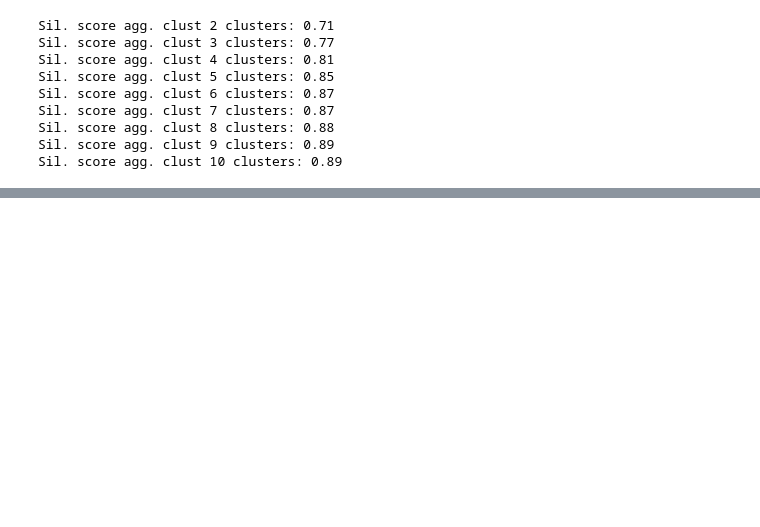
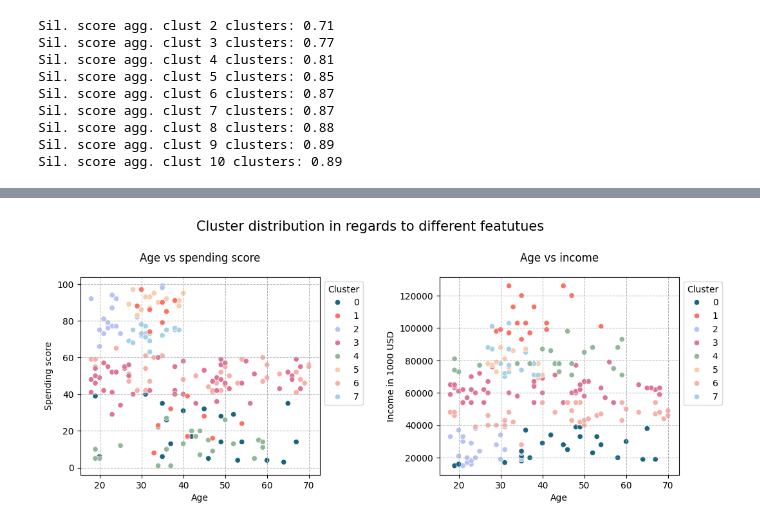
Before and after one commit to dalimvc/Clustering-and-Classification-Models, a Jupyter notebook: DS24-Clustering-b21dalmi.ipynb, the cells around one changed output, grey strips where cells are left out. Saved outputs shown, nothing was run; the diff lists cells and outputs as text; code cells hidden in the pictures; blank space fills up the shorter version.

```diff
--- a/DS24-Clustering-b21dalmi.ipynb
+++ b/DS24-Clustering-b21dalmi.ipynb
@@ -600,0 +628,24 @@ plt.legend(title='Cluster', loc='upper left', bbox_to_anchor=(1, 1))
+# %%
+#showing scatterplots that are showing different data points in regards to different features
+fig, axs = plt.subplots(1, 2, figsize=(12, 4))
+axs = axs.flatten()
+
+sns.scatterplot(x='Age', y='Spending Score (1-100)', data=df, hue='Cluster', palette=colors_agg_clust, ax=axs[0])
+axs[0].set_title("Age vs spending score", y=1.05)
+axs[0].set_xlabel("Age")
+axs[0].set_ylabel("Spending score")
+axs[0].grid(True, which='both', axis='both', linestyle='--', linewidth=0.7)
+axs[0].legend(title='Cluster', loc='upper left', bbox_to_anchor=(1, 1))
+
+sns.scatterplot(x='Age', y='Annual Income ($)', data=df, hue='Cluster', palette=colors_agg_clust, ax=axs[1])
+axs[1].set_title("Age vs income", y=1.05)
+axs[1].set_xlabel("Age")
+axs[1].set_ylabel("Income in 1000 USD")
+axs[1].grid(True, which='both', axis='both', linestyle='--', linewidth=0.7)
+axs[1].legend(title='Cluster', loc='upper left', bbox_to_anchor=(1, 1))
+
+plt.suptitle("Cluster distribution in regards to different featutues", fontsize=15, y=1.1)
+plt.subplots_adjust(hspace=0.5, wspace=0.5)
+plt.show()
+# %% [output]
+[figure, added]
```
Also changed, not shown: parts of 14 cells of this notebook.
